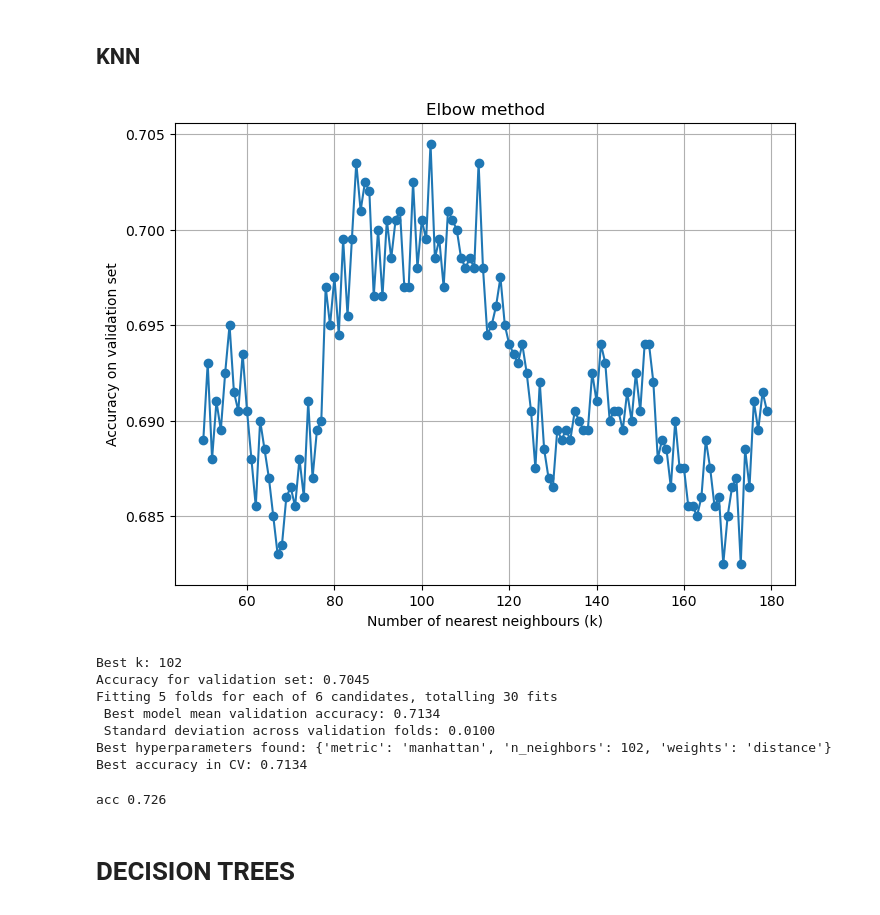
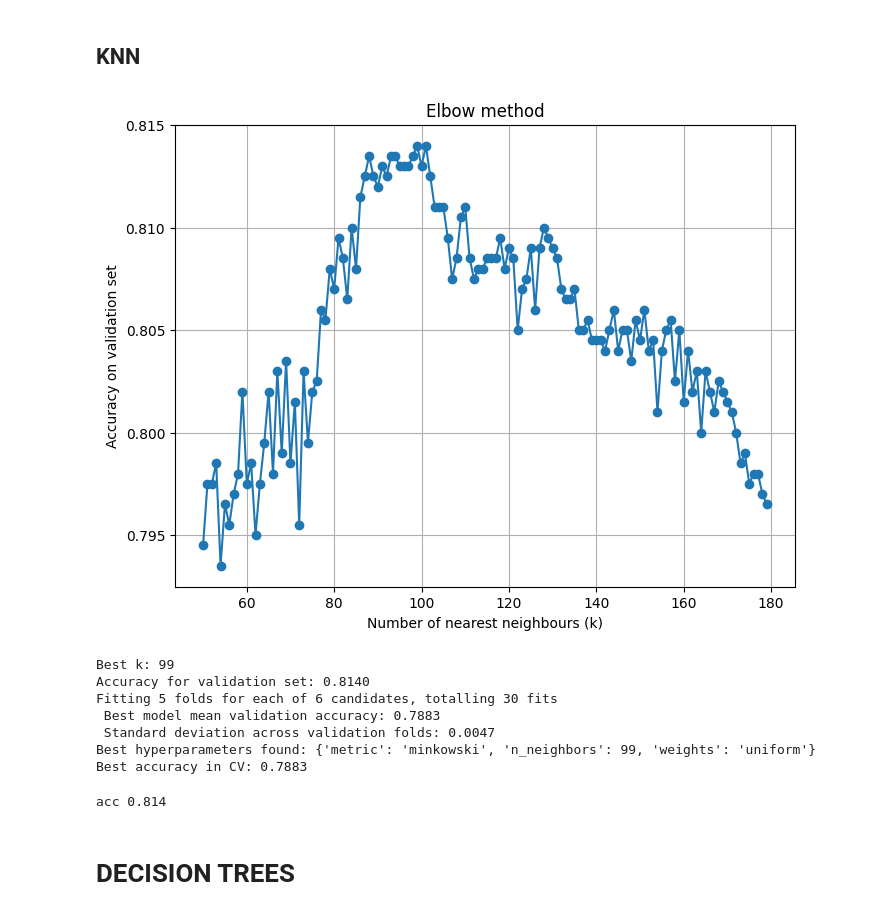
Before and after one commit to surianosapienza/fds-pokemon, a Jupyter notebook: notebooks/03_modeling.ipynb, the cells around one changed output. Cells and saved outputs as stored; diff of their text form; code cells hidden in the pictures.

Commit message:
modelling è un po' sporco, appena posso lo pulisco

```diff
--- a/notebooks/03_modeling.ipynb
+++ b/notebooks/03_modeling.ipynb
@@ -33,4 +33,5 @@ X_train, X_vali, y_train, y_vali = train_test_split(X_train, y_train,train_size=
 scaler=StandardScaler()
 scaler.fit(X_train)
 X_train=scaler.transform(X_train)
+X_vali=scaler.transform(X_vali)
 X_test = scaler.transform(X_test)
@@ -59,7 +53,7 @@ param_grid = {
     'C': [0.001, 0.01, 0.1, 1, 10, 100],
          ## comment if u change the dataset
     'penalty': ['l2'],
-    'solver': ['liblinear', 'saga'],
+    'solver': ['liblinear'],
     'max_iter': [10000]
 }
 
@@ -85,4 +79,5 @@ print(f"Best accuracy in CV: {grid_search.best_score_:.4f}")
 
 
 best_logreg = grid_search.best_estimator_
+best_param_lr = grid_search.best_params_
 # %% [output]
@@ -91,6 +89,6 @@ KeyboardInterrupt:
 # %%
 ## TRAINING IN THE TRAINING SET
-logreg=LogisticRegression(**grid_search.best_params_,random_state=seed)
+logreg=LogisticRegression(**best_param_lr,random_state=seed)
 logreg.fit(X_train,y_train)
 y_pred= logreg.predict(X_vali)
 print("acc",accuracy_score(y_vali,y_pred))
@@ -133,50 +156,51 @@ print(f"Accuracy for validation set: {max(accuracies):.4f}")
 param_grid = {
     'n_neighbors': [best_k],
     'weights': ['uniform', 'distance'],
     'metric': ['minkowski','manhattan', 'euclidean'],
 }
 
 grid_search = GridSearchCV(
     estimator=model,
     param_grid=param_grid,
     cv=5,
     scoring='accuracy',
     n_jobs=-1,
     verbose=3,
     return_train_score= True
 )
 
 
 grid_search.fit(X_train, y_train)
 best_index = grid_search.best_index_
 mean_acc = grid_search.cv_results_['mean_test_score'][best_index]
 std_acc = grid_search.cv_results_['std_test_score'][best_index]
 
 print(f" Best model mean validation accuracy: {mean_acc:.4f}")
 print(f" Standard deviation across validation folds: {std_acc:.4f}")
 print("Best hyperparameters found:", grid_search.best_params_)
 print(f"Best accuracy in CV: {grid_search.best_score_:.4f}")
 
 
 best_knn = grid_search.best_estimator_
+best_param_knn = grid_search.best_params_
 # %% [output]
-[figure, old version]
+[figure, new version]
-Best k: 102
-Accuracy for validation set: 0.7045
+Best k: 99
+Accuracy for validation set: 0.8140
 Fitting 5 folds for each of 6 candidates, totalling 30 fits
- Best model mean validation accuracy: 0.7134
- Standard deviation across validation folds: 0.0100
-Best hyperparameters found: {'metric': 'manhattan', 'n_neighbors': 102, 'weights': 'distance'}
-Best accuracy in CV: 0.7134
+ Best model mean validation accuracy: 0.7883
+ Standard deviation across validation folds: 0.0047
+Best hyperparameters found: {'metric': 'minkowski', 'n_neighbors': 99, 'weights': 'uniform'}
+Best accuracy in CV: 0.7883
 # %%
 ### This is the total knn classifier
 
-best_knn = KNeighborsClassifier(**grid_search.best_params_)
+best_knn = KNeighborsClassifier(**best_param_knn)
 best_knn.fit(X_train, y_train)
 y_pred= best_knn.predict(X_vali)
 print("acc",accuracy_score(y_vali,y_pred))
 # %% [output]
-acc 0.726
+acc 0.814
 # %% [markdown]
 # DECISION TREES
 # %%
```
Also changed, not shown: parts of 20 cells of this notebook, 3 other files.
